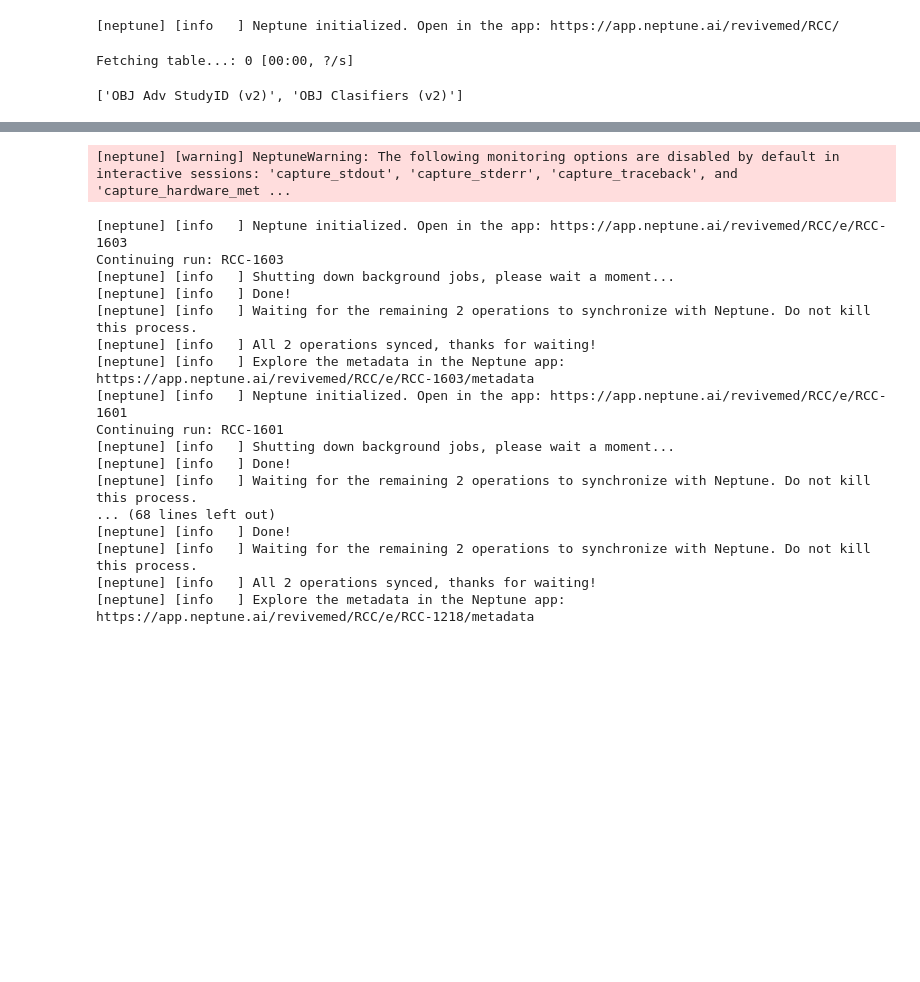
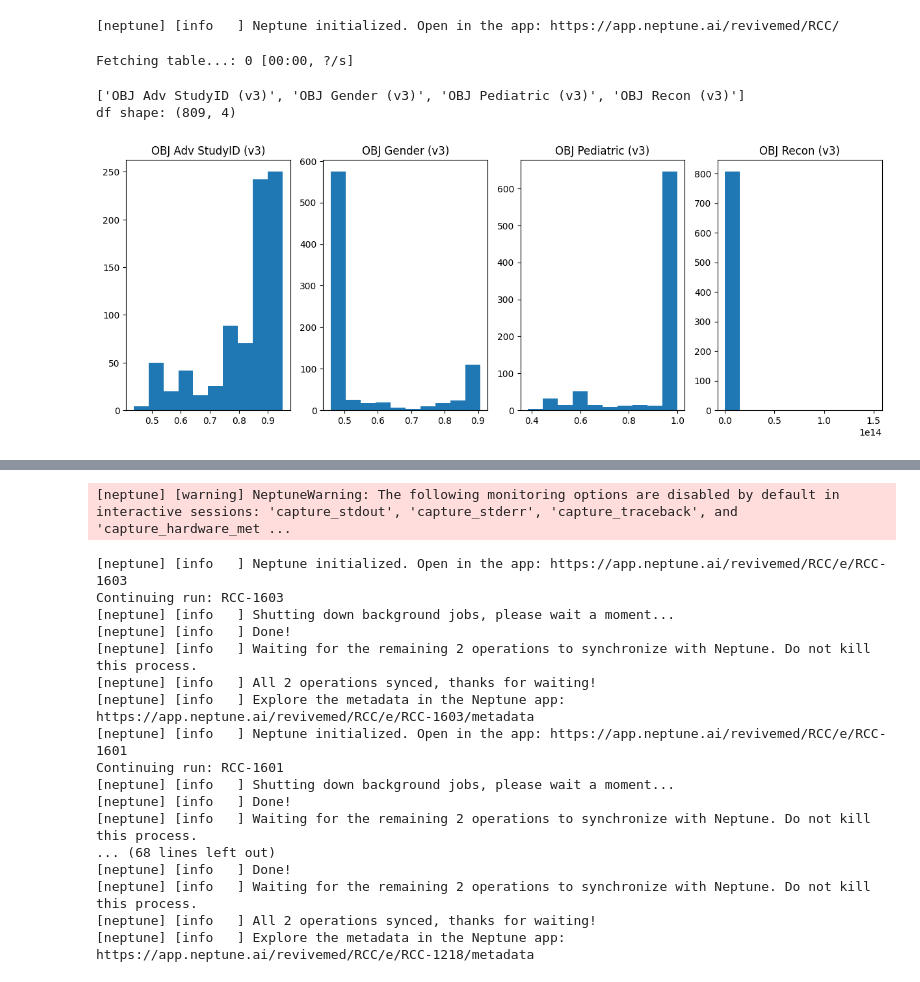
Before and after one commit to ReviveMed/mzEmbed, a Jupyter notebook: ml/choose_best_runs.ipynb, the cells around one changed output, grey strips where cells are left out. Drawn from its saved outputs; the diff is of its cells as text; code cells hidden in the pictures; blank space fills up the shorter version.

```diff
--- a/ml/choose_best_runs.ipynb
+++ b/ml/choose_best_runs.ipynb
@@ -59,16 +59,24 @@ Fetching table...: 0 [00:00, ?/s]
 # %%
 cols = ['sys/id']
 obj_cols = [col for col in runs_table_df.columns if 'objectives/OBJ' in col]
-obj_cols = [col for col in obj_cols if '(v2)' in col]
+obj_cols = [col for col in obj_cols if '(v3)' in col]
 cols.extend(obj_cols)
 df = runs_table_df[cols].copy()
 df.set_index('sys/id', inplace=True)
 df.columns = [col.split('/')[-1] for col in df.columns]
 obj_cols = [col.split('/')[-1] for col in obj_cols]
+print(obj_cols)
+print('df shape:', df.shape)
+# %% [output]
+['OBJ Adv StudyID (v3)', 'OBJ Gender (v3)', 'OBJ Pediatric (v3)', 'OBJ Recon (v3)']
+df shape: (809, 4)
-# %%
-obj_cols
-# %% [output]
-['OBJ Adv StudyID (v2)', 'OBJ Clasifiers (v2)']
-# %%
-# remove outliers
-df = remove_outliers(df, obj_cols[1])
+# %%
+fig, axs = plt.subplots(1, len(df.columns), figsize=(15, 5))
+
+for i, col in enumerate(df.columns):
+    axs[i].hist(df[col])
+    axs[i].set_title(col)
+
+plt.show()
+# %% [output]
+[figure, added]
```
Also changed, not shown: parts of 17 cells of this notebook, 2 other files.
